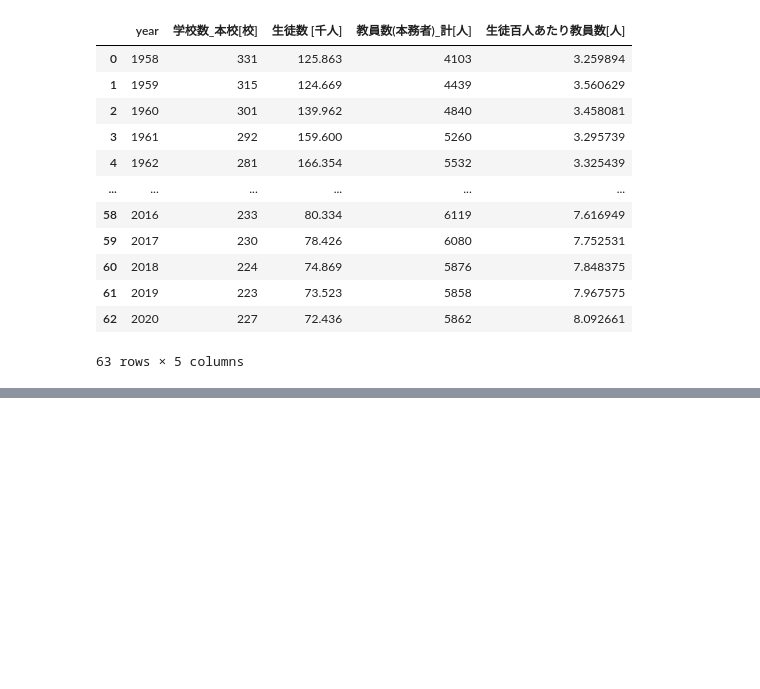
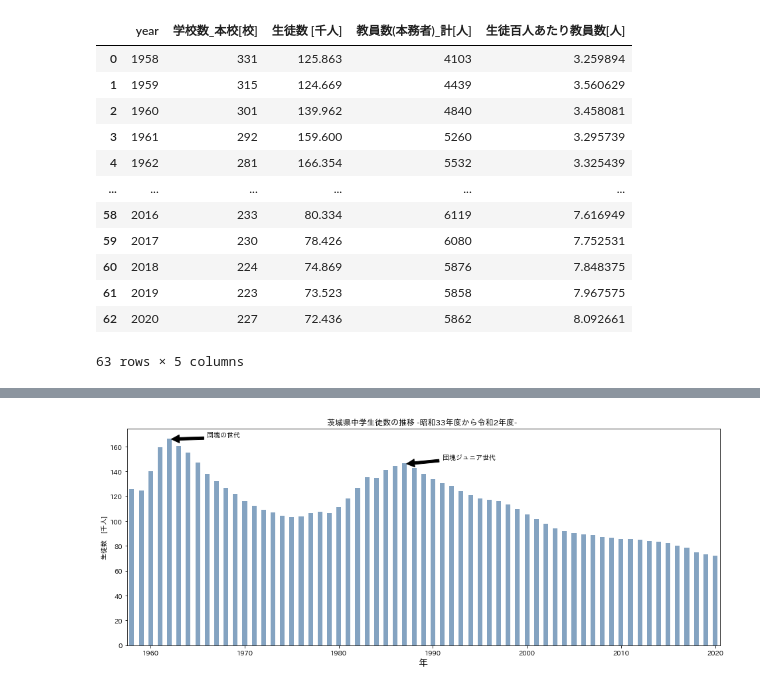
Before and after one commit to sa-ishi/Ibaraki-School-data, a Jupyter notebook: ibaraki_chuugaku.ipynb, the cells around one changed output, grey strips where cells are left out. Drawn from its saved outputs; the diff is of its cells as text; code cells hidden in the pictures; blank space fills up the shorter version.

```diff
--- a/ibaraki_chuugaku.ipynb
+++ b/ibaraki_chuugaku.ipynb
@@ -79,0 +102,18 @@ tyuugaku.describe() #統計データ
+# %%
+import matplotlib.patches as mpatches
+students = tyuugaku[['year', '生徒数 [千人]']]
+
+#plot
+xlabels = np.arange(1960, 1958+63, 10)
+students.plot(figsize=(16,6),  kind='bar', x = 'year', color=(0.2, 0.4, 0.6, 0.6),
+              title="茨城県中学生徒数の推移 -昭和33年度から令和2年度- ", legend=False)
+plt.xlabel('年', fontsize=14)
+plt.xticks([2,12,22,32,42,52,62], xlabels, rotation='0')
+plt.ylabel('生徒数　[千人]')
+plt.annotate("団塊の世代", xytext=(8,168), xy=(4,166), arrowprops=dict(facecolor='black', shrink=0.05))
+plt.annotate("団塊ジュニア世代", xytext=(33,150), xy=(29,146), arrowprops=dict(facecolor='black', shrink=0.05))
+
+plt.savefig("graph/茨城中学生徒数の推移_団塊.png")
+plt.show()
+# %% [output]
+[figure, added]
```
Also changed, not shown: parts of 13 cells of this notebook.
